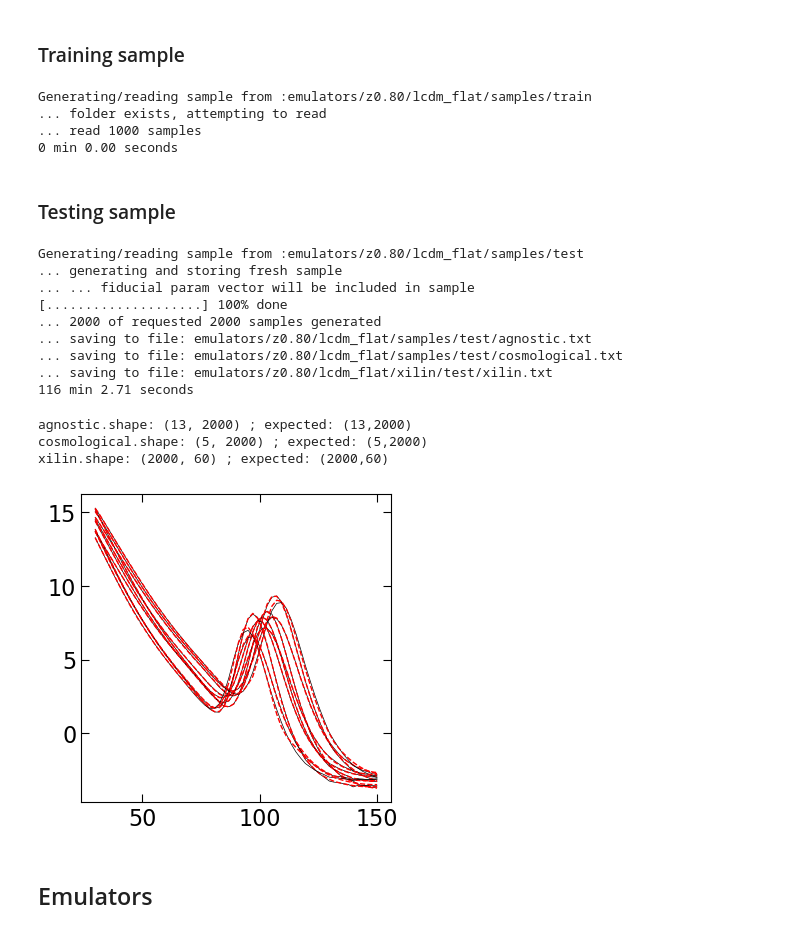
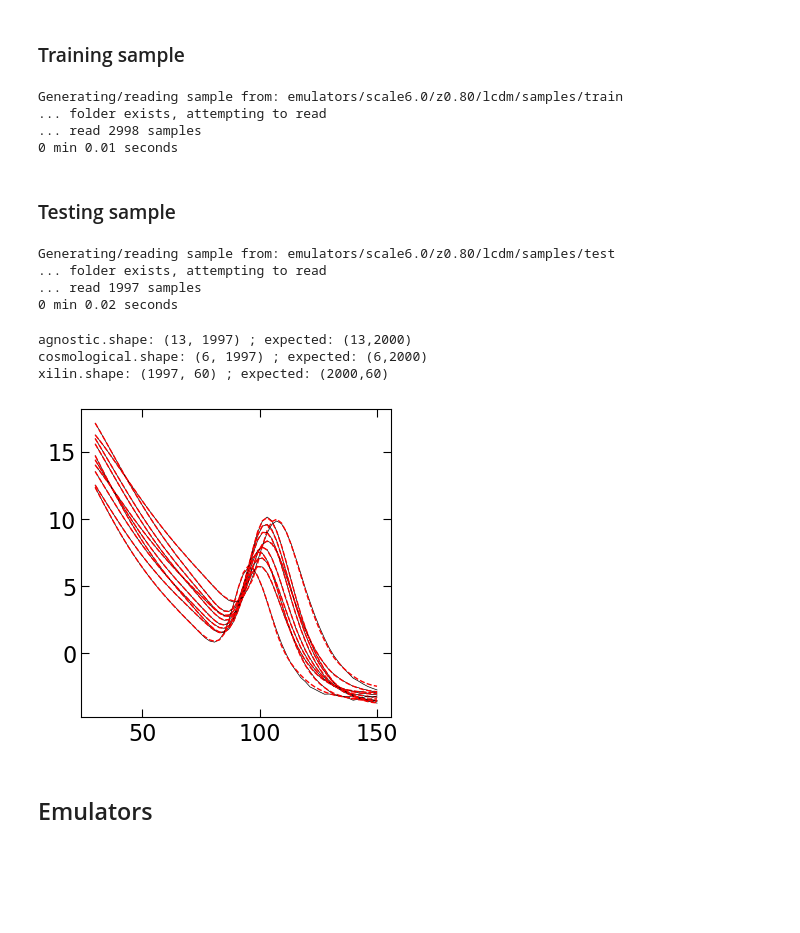
Before and after one commit to a-paranjape/zeldovich-smearing, a Jupyter notebook: emulation/Build_Emulators.ipynb, the cells around one changed output. Cells and saved outputs as stored; diff of their text form; code cells hidden in the pictures; blank space fills up the shorter version.

```diff
--- a/emulation/Build_Emulators.ipynb
+++ b/emulation/Build_Emulators.ipynb
@@ -23,7 +23,7 @@ mpl.rcParams['ytick.right'] = True
 mpl.rcParams['xtick.labelsize'] = 16
 mpl.rcParams['ytick.labelsize'] = 16
 mpl.rcParams['axes.labelsize'] = 18
-mpl.rcParams['legend.fontsize'] = 16 # 14
+mpl.rcParams['legend.fontsize'] = 14
 mpl.rcParams['legend.labelspacing'] = 0.25
 
 FS = 18
@@ -51,6 +51,6 @@ mpl setup done
 # %%
 Cosmo = 'lcdm'  # one of ['lcdm','wcdm','nucdm','w0wacdm']
-Flat = True    # whether or not to vary spatial curvature
+Flat = False    # whether or not to vary spatial curvature
 
 # control which emulators to operate on
 # -- operate: bool, whether or not to initialize emulators
@@ -58,22 +58,22 @@ Flat = True    # whether or not to vary spatial curvature
 # **************
 # Once an emulator is built and finalized, set its 'build' value to False to avoid overwriting
 # **************
-Run_Default = {'operate':True,'build':False}
-Run_Deep = {'operate':True,'build':False}
-Run_Shallow = {'operate':True,'build':False}
-Run_Telescopic = {'operate':True,'build':False}
+Run_Default = {'operate':False,'build':False}
+Run_Deep = {'operate':False,'build':False}
+Run_Shallow = {'operate':True,'build':True}
+Run_Telescopic = {'operate':True,'build':True}
 
 
 Z_Eval = 0.8
-Perc = 0.1
+Scale_Planck18 = 6.0
 # %%
 Out_Stem = 'emulators/'
 
-setup = {'out_stem':Out_Stem+'z{0:.2f}/'.format(Z_Eval),
+setup = {'out_stem':Out_Stem,
          'cosmo':Cosmo,
          'flat':Flat,
          'z_eval':Z_Eval,
-         'perc':Perc,
+         'scale_planck18':Scale_Planck18,
          # 'rmin':30.0,'rmax':150.0,
          # 'n_r':60,
          # 'mnu_max':0.3,
@@ -92,10 +92,10 @@ Save_Xi = True # only used for test sample. Set True if stringent test for basis
 
 # manipulate these as needed to overwrite training/test samples
 Force_Train = False
-Force_Test  = True
+Force_Test  = False
 
 SampleDict = {'train':{'sample_stem':'train','seed':1983,'include_fiducial':False,'save_xi':False,'force':Force_Train,
-                       'n_samp':3000#//3 for lcdm_flat
+                       'n_samp':3000//3 #for lcdm_flat
                       },
                'test':{'sample_stem':'test', 'seed':1991,'include_fiducial':True,'save_xi':Save_Xi,'force':Force_Test,
                        'n_samp':-1+2000
@@ -131,10 +138,10 @@ for key in SampleDict['train'].keys():
 
 agnostic,cosmological = agem.gen_sample(sample_setup=sset_train)
 # %% [output]
-Generating/reading sample from :emulators/z0.80/lcdm_flat/samples/train
+Generating/reading sample from: emulators/scale6.0/z0.80/lcdm/samples/train
 ... folder exists, attempting to read
-... read 1000 samples
-0 min 0.00 seconds
+... read 2998 samples
+0 min 0.01 seconds
 # %% [markdown]
 ### Testing sample
 # %%
@@ -149,33 +156,28 @@ else:
     agnostic_test,cosmological_test = out
     xilin = None
 # %% [output]
-Generating/reading sample from :emulators/z0.80/lcdm_flat/samples/test
-... generating and storing fresh sample
-... ... fiducial param vector will be included in sample
-[....................] 100% done
-... 2000 of requested 2000 samples generated
-... saving to file: emulators/z0.80/lcdm_flat/samples/test/agnostic.txt
-... saving to file: emulators/z0.80/lcdm_flat/samples/test/cosmological.txt
-... saving to file: emulators/z0.80/lcdm_flat/xilin/test/xilin.txt
-116 min 2.71 seconds
+Generating/reading sample from: emulators/scale6.0/z0.80/lcdm/samples/test
+... folder exists, attempting to read
+... read 1997 samples
+0 min 0.02 seconds
 # %%
 n_samp_exp = sset_test['n_samp']+int(sset_test['include_fiducial'])
 print('agnostic.shape:',agnostic_test.shape,'; expected: ({0:d},{1:d})'.format(agem.n_agnostic,n_samp_exp))
 print('cosmological.shape:',cosmological_test.shape,'; expected: ({0:d},{1:d})'.format(agem.n_params,n_samp_exp))
 
 if sset_test['save_xi'] & (xilin is not None):
     print('xilin.shape:',xilin.shape,'; expected: ({0:d},{1:d})'.format(n_samp_exp,agem.n_r))
-    predicted_lcdm_flat = np.dot(agem.basis_func.T,agnostic_test[:agem.n_basis]).T
+    predicted_xilin = np.dot(agem.basis_func.T,agnostic_test[:agem.n_basis]).T
     plt.figure(figsize=(4,4))
     for n in range(np.min([10,n_samp_exp])):
         plt.plot(agem.rvals,agem.rvals**2*xilin[n],'k-',lw=0.5)
-        plt.plot(agem.rvals,agem.rvals**2*predicted_lcdm_flat[n],'r--',lw=1)
+        plt.plot(agem.rvals,agem.rvals**2*predicted_xilin[n],'r--',lw=1)
     plt.show()
 # %% [output]
-agnostic.shape: (13, 2000) ; expected: (13,2000)
-cosmological.shape: (5, 2000) ; expected: (5,2000)
-xilin.shape: (2000, 60) ; expected: (2000,60)
+agnostic.shape: (13, 1997) ; expected: (13,2000)
+cosmological.shape: (6, 1997) ; expected: (6,2000)
+xilin.shape: (1997, 60) ; expected: (2000,60)
-[figure, old version]
+[figure, new version]
 # %% [markdown]
 ## Emulators
 # %%
```
Also changed, not shown: parts of 16 cells of this notebook, 1 other file.
